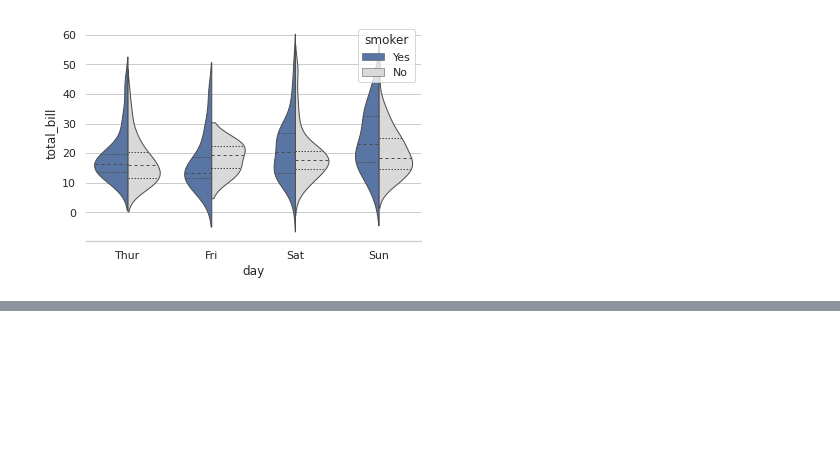
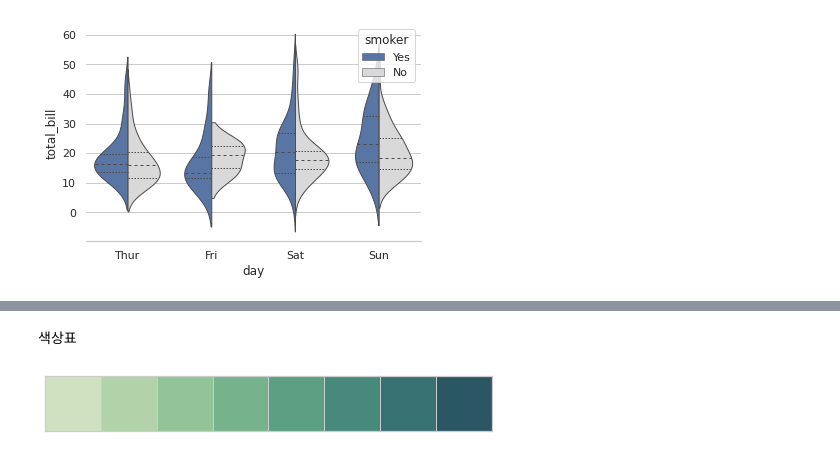
Before and after one commit to Jake0925/Seaborn, a Jupyter notebook: Seaborn_Violinplot.ipynb, the cells around one changed output, grey strips where cells are left out. Drawn from its saved outputs; the diff is of its cells as text; code cells hidden in the pictures; blank space fills up the shorter version.

```diff
--- a/Seaborn_Violinplot.ipynb
+++ b/Seaborn_Violinplot.ipynb
@@ -79,3 +81,9 @@ sns.violinplot(data=tips, x="day", y="total_bill", hue="smoker",
 sns.despine(left=True)
 # %% [output]
 [figure]
+# %%
+rs = np.random.RandomState(0)
+n, p = 40,8 # Shape
+d = rs.normal(0,2, (n, p)) # 평균값이 '0'이고 표준편차가 '2'인 데이터
+d += np.log(np.arange(1, p+1)) * -5 +10
+pd.DataFrame(d)
@@ -81,0 +108,7 @@ sns.despine(left=True)
+# %% [markdown]
+색상표
+# %%
+pal = sns.cubehelix_palette(p, rot=-.5, dark=.3)
+sns.palplot(pal) # pal수치값을 palplot을통해 이미지로 표현
+# %% [output]
+[figure, added]
```
Also changed, not shown: parts of 6 cells of this notebook.
